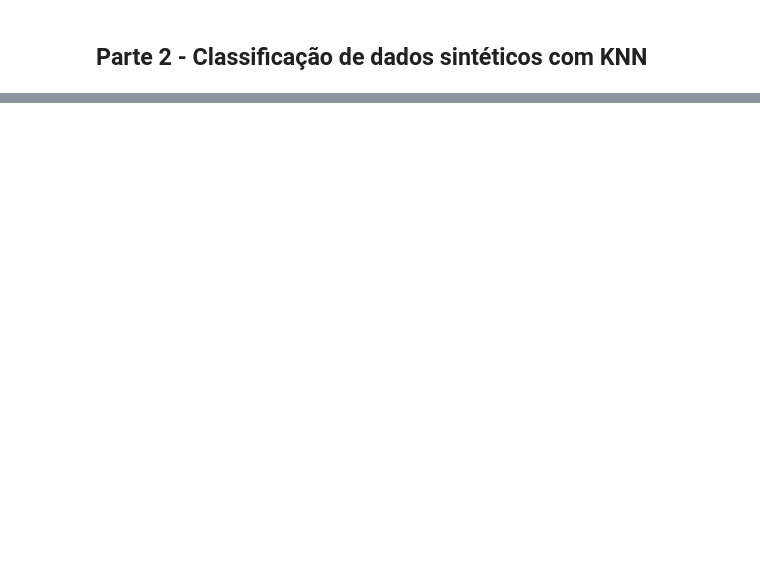
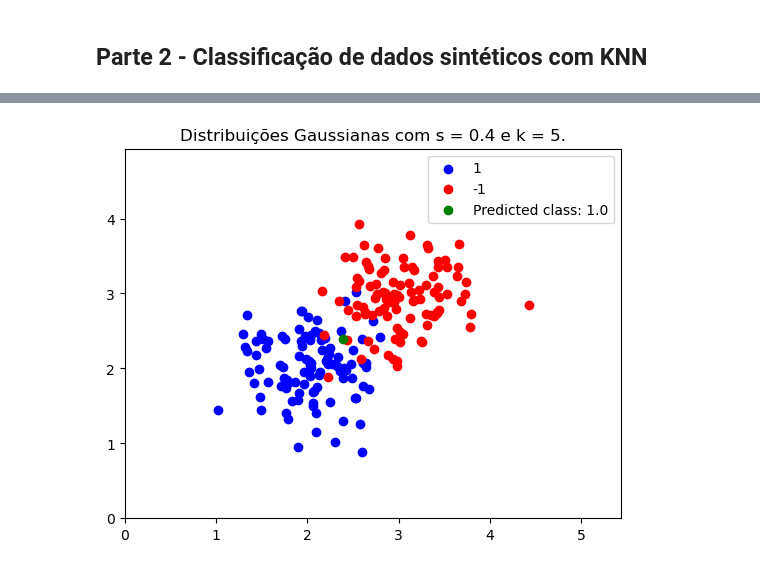
Before and after one commit to muzzidiogo/reconhecimento_de_padroes, a Jupyter notebook: KNN.ipynb, the cells around one changed output, grey strips where cells are left out. Cells and saved outputs as stored; diff of their text form; code cells hidden in the pictures; blank space fills up the shorter version.

```diff
--- a/KNN.ipynb
+++ b/KNN.ipynb
@@ -14,7 +18,7 @@ Com duas classes, o KNN classifica baseado no sinal da soma das distâncias aos
 # %%
 import numpy as np
 class myKNN:
-    def __init__(self, X_train: np.ndarray, Y_train: np.ndarray):
+    def __init__(self, X_train: np.ndarray, Y_train: np.ndarray) -> None:
         """
         Classe que implementa o algoritmo KNN.
 
@@ -23,8 +27,8 @@ class myKNN:
 
         Y_train: Labels vector
         """
-        self.data = X_train
-        self.labels = Y_train
+        self.data = X_train.copy()
+        self.labels = Y_train.flatten().copy()
 
     def euclid_dist(self, point1: np.ndarray, point2: np.ndarray) -> float:
         """
@@ -32,14 +36,33 @@ class myKNN:
         """
         return np.linalg.norm(point1 - point2)
 
-    def find_neighbours(self, sample: np.ndarray, k: int) -> int:
+    def find_neighbours(self, point: np.ndarray, k: int) -> list[int]:
         """Predicts the class of the given data point."""
         distances = []
 
-        for i, point in enumerate(self.data):
-            distances.append(self.euclid_dist(sample, point))
+        for i, data_point in enumerate(self.data):
+            distances.append((i, self.euclid_dist(point, data_point)))
 
         distances.sort(key=lambda x: x[1])
+
+        neighbours = [i for i,_ in distances[:k]]
+
+        return neighbours
+
+    def predict(self, point: np.ndarray, k: int) -> int:
+        neighbors = self.find_neighbours(point, k)
+        neighbor_labels = [self.labels[i] for i in neighbors]
+
+        # Count occurrences of each label among neighbors
+        label_counts = {}
+        for label in neighbor_labels:
+            if label in label_counts:
+                label_counts[label] += 1
+            else:
+                label_counts[label] = 1
+
+        predicted_class = max(label_counts, key=label_counts.get)
+        return predicted_class
 # %% [markdown]
 ## Parte 2 - Classificação de dados sintéticos com KNN
 # %% [markdown]
@@ -57,0 +116,4 @@ plt.scatter(X[100:, 0], X[100:, 1], c='r')
+# %%
+_ = plot_gaussians(100, 0.4, 5, x)
+# %% [output]
+[figure, added]
```
Also changed, not shown: parts of 12 cells of this notebook.
